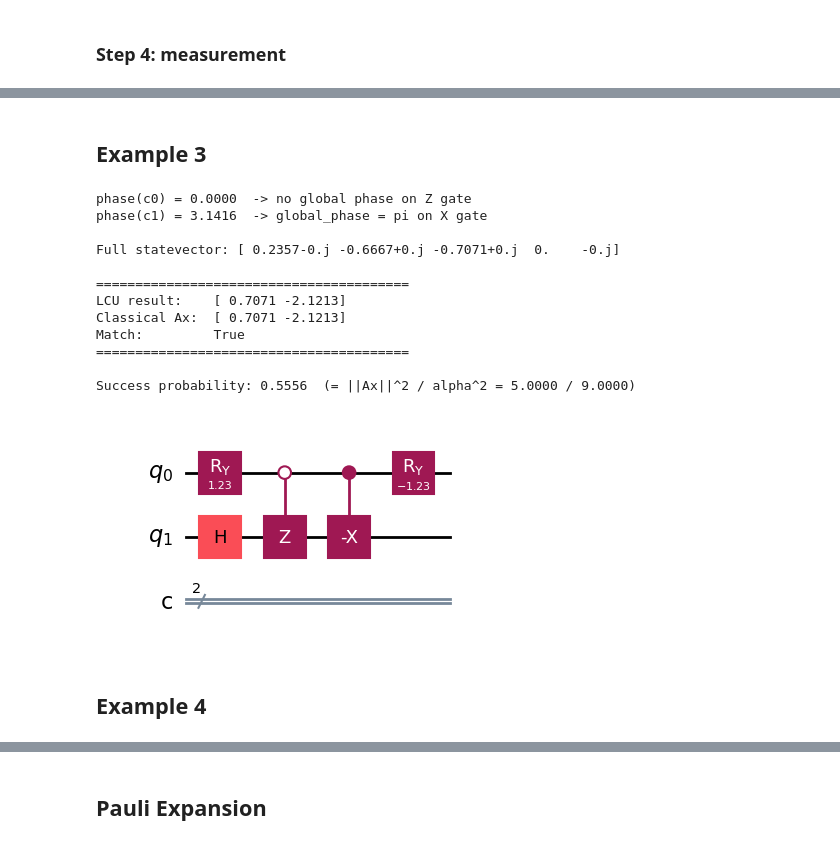
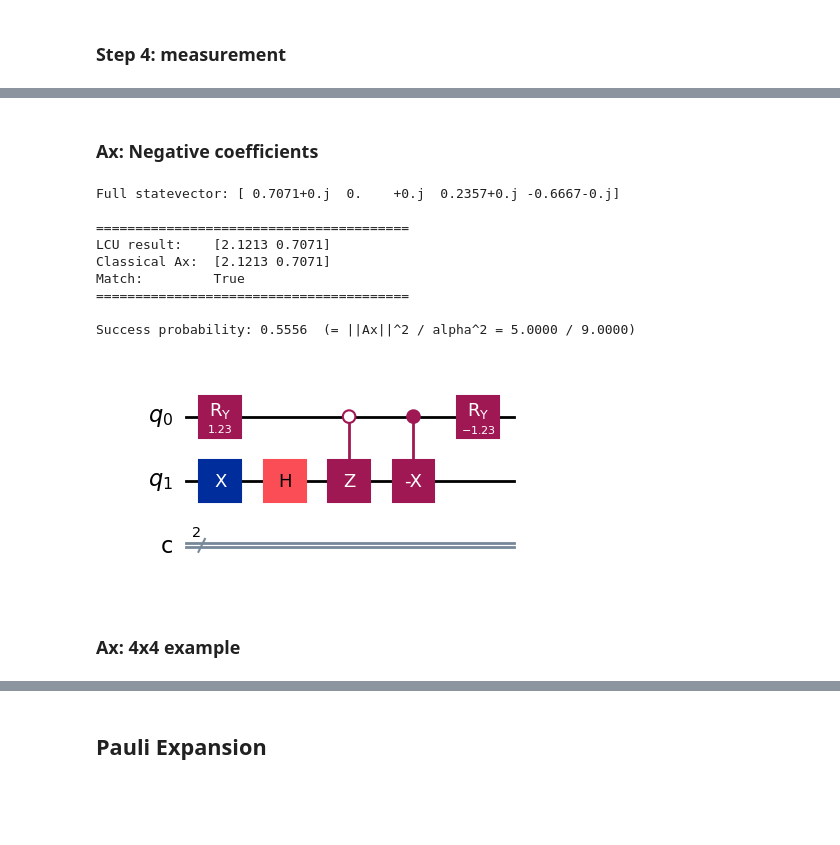
Before and after one commit to UW-ERSL/AppliedQC, a Jupyter notebook: Chapter13_MatrixEncoding_notebook.ipynb, the cells around one changed output, grey strips where cells are left out. Cells and saved outputs as stored; diff of their text form; code cells hidden in the pictures; blank space fills up the shorter version.

```diff
--- a/Chapter13_MatrixEncoding_notebook.ipynb
+++ b/Chapter13_MatrixEncoding_notebook.ipynb
@@ -232,15 +232,15 @@ Match:         True
 Success probability: 0.5556  (= ||Ax||^2 / alpha^2 = 5.0000 / 9.0000)
 [figure]
 # %% [markdown]
-## Example 3
+### Ax: Negative coefficients
 # %%
 # -------------------------------------------------------
-# LCU Example 3: A = 2Z - X, x = |+>, alpha = 3
+# LCU Example 3: A = 2Z - X, x = |->, alpha = 3
 # -------------------------------------------------------
 
 # 1. Define A and x
 A = np.array([[2, -1], [-1, -2]])
-x        = np.array([1, 1], dtype=complex) / np.sqrt(2)   # |+>
+x        = np.array([1, -1], dtype=complex) / np.sqrt(2)   # |->
 c0, c1 = 2.0, -1.0
 alpha   = np.abs(c0) + np.abs(c1)   # = 3
 expected = A @ x
@@ -265,7 +265,8 @@ qc = QuantumCircuit(2, 2)
 theta = 2 * np.arctan(np.sqrt(np.abs(c1) / np.abs(c0)))
 qc.ry(theta, 0)
 
-# System qubit: x = |+>
+# System qubit: x = |->
+qc.x(1)
 qc.h(1)
 
 # SELECT: controlled unitaries
@@ -278,42 +279,39 @@ qc.ry(-theta, 0)
 
 # 5. Simulate statevector
 state = Statevector.from_instruction(qc)
 print("Full statevector:", np.round(state.data, 4))
 print()
 
 # 6. Post-select on ancilla q0 = 0 (even indices: 0, 2)
 # and rescale by alpha
 result = state.data[[0, 2]] * alpha
 print("="*40)
 print("LCU result:   ", np.round(np.real_if_close(result),   4))
 print("Classical Ax: ", np.round(np.real_if_close(expected), 4))
 print("Match:        ", np.allclose(result, expected))
 print("="*40)
 print()
 
 # 7. Success probability
 prob = np.linalg.norm(state.data[[0, 2]])**2
 print(f"Success probability: {prob:.4f}  (= ||Ax||^2 / alpha^2 = {np.linalg.norm(expected)**2:.4f} / {alpha**2:.4f})")
 
 # 8. Draw circuit
 print()
 qc.draw('mpl')
 # %% [output]
-phase(c0) = 0.0000  -> no global phase on Z gate
-phase(c1) = 3.1416  -> global_phase = pi on X gate
-
-Full statevector: [ 0.2357-0.j -0.6667+0.j -0.7071+0.j  0.    -0.j]
+Full statevector: [ 0.7071+0.j  0.    +0.j  0.2357+0.j -0.6667-0.j]
 
 ========================================
-LCU result:    [ 0.7071 -2.1213]
-Classical Ax:  [ 0.7071 -2.1213]
+LCU result:    [2.1213 0.7071]
+Classical Ax:  [2.1213 0.7071]
 Match:         True
 ========================================
 
 Success probability: 0.5556  (= ||Ax||^2 / alpha^2 = 5.0000 / 9.0000)
-[figure, old version]
+[figure, new version]
 # %% [markdown]
-## Example 4
+### Ax: 4x4 example
 # %%
 # ── Pauli matrices ────────────────────────────────────────────────────────
 I = np.eye(2, dtype=complex)
```
Also changed, not shown: parts of 11 cells of this notebook, 2 other files.
